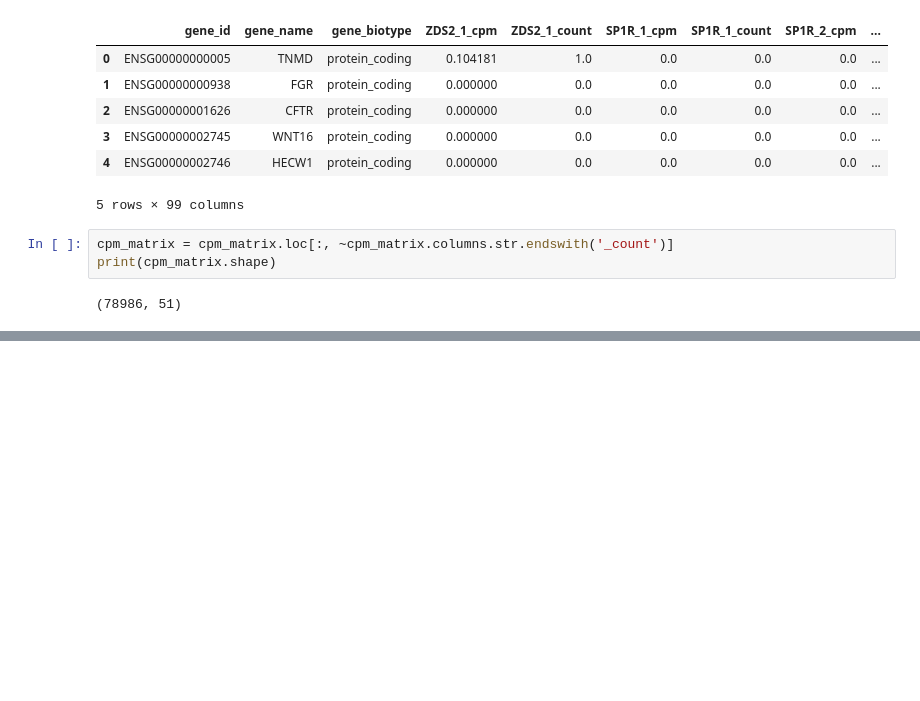
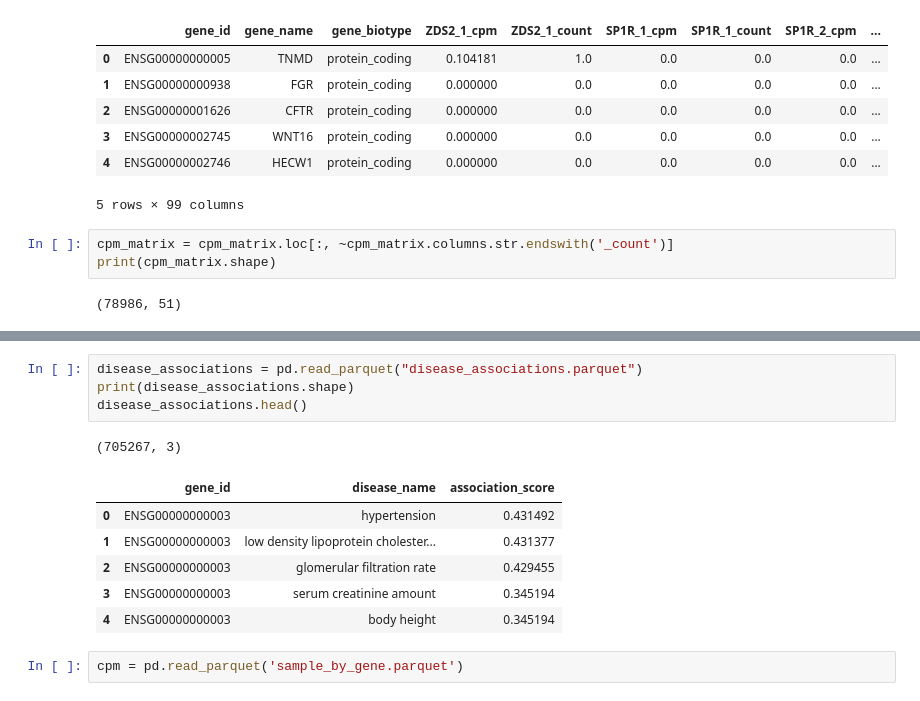
Before and after one commit to kbarker223/Genetic-Expression-Analysis, a Jupyter notebook: davis_opentargets_pipeline.ipynb, the cells around one changed output, grey strips where cells are left out. Drawn from its saved outputs; the diff is of its cells as text; blank space fills up the shorter version.

```diff
--- a/davis_opentargets_pipeline.ipynb
+++ b/davis_opentargets_pipeline.ipynb
@@ -60,2 +60,16 @@ print(cpm_matrix.shape)
 # %% [output]
 705267 associations across 18846 genes
+# %%
+disease_associations = pd.read_parquet("disease_associations.parquet")
+print(disease_associations.shape)
+disease_associations.head()
+# %% [output]
+(705267, 3)
+|  | gene_id | disease_name | association_score |
+| 0 | ENSG00000000003 | hypertension | 0.431492 |
+| 1 | ENSG00000000003 | low density lipoprotein cholester... | 0.431377 |
+| 2 | ENSG00000000003 | glomerular filtration rate | 0.429455 |
+| 3 | ENSG00000000003 | serum creatinine amount | 0.345194 |
+| 4 | ENSG00000000003 | body height | 0.345194 |
+# %%
+cpm = pd.read_parquet('sample_by_gene.parquet')
```
Also changed, not shown: parts of 8 cells of this notebook, 4 other files.
